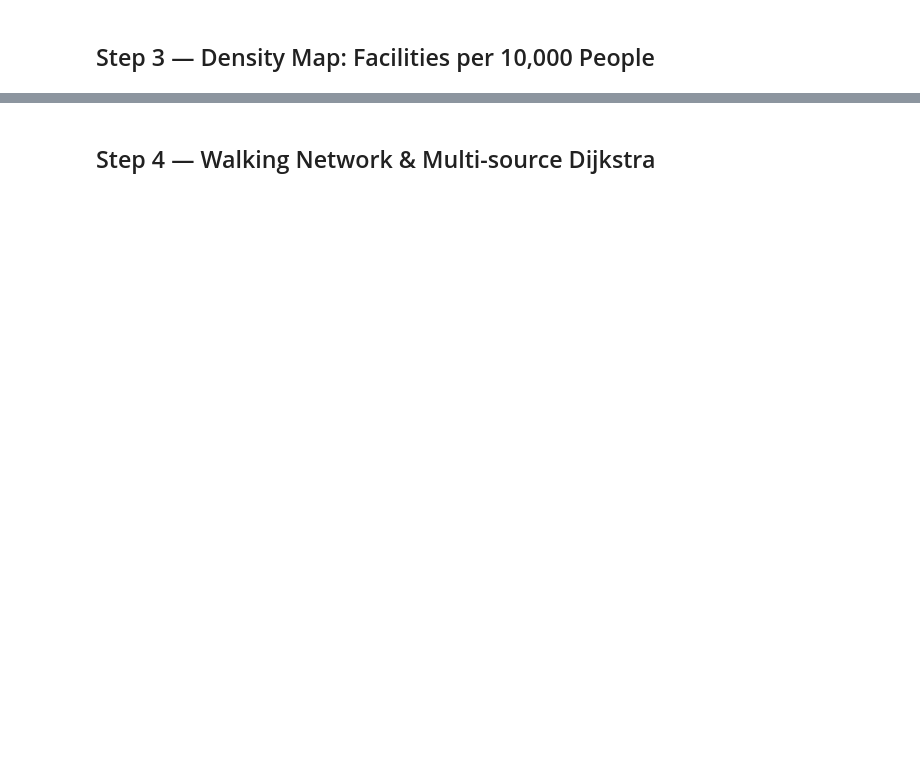
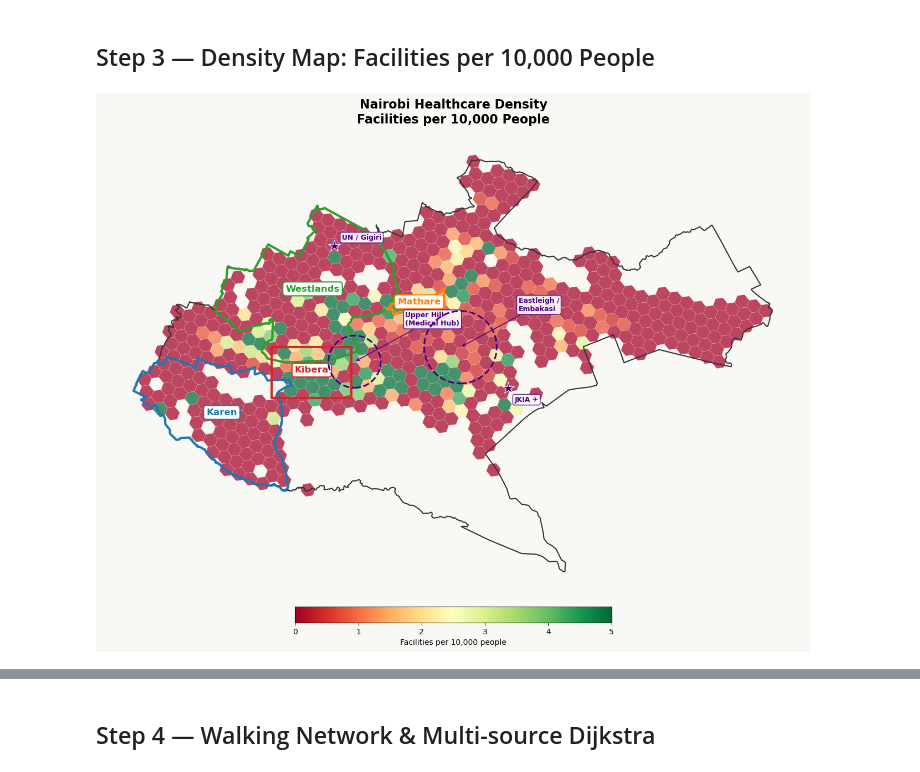
Before and after one commit to HDuo1129/GIS, a Jupyter notebook: notebooks/nairobi_healthcare.ipynb, the cells around one changed output, grey strips where cells are left out. Drawn from its saved outputs; the diff is of its cells as text; code cells hidden in the pictures; blank space fills up the shorter version.

```diff
--- a/notebooks/nairobi_healthcare.ipynb
+++ b/notebooks/nairobi_healthcare.ipynb
@@ -19,11 +19,12 @@ from rasterstats import zonal_stats
 from shapely.geometry import Polygon, Point
 from shapely.ops import unary_union
 import warnings
+from shapely.geometry import box
 warnings.filterwarnings('ignore')
 
 # Paths
-POI_PATH    = '../data/raw/gis_osm_pois_free_1.shp'
-POP_RASTER  = '../data/raw/ken_ppp_2020_UNadj.tif'
-WALK_GRAPH  = '../data/processed/nairobi_walk.graphml'  # saved after first download
+POI_PATH    = '../Data/raw/kenya-260510-free/gis_osm_pois_free_1.shp'
+POP_RASTER  = '../Data/raw/ken_pop_2020_CN_100m_R2025A_v1.tif'
+WALK_GRAPH  = '../Data/processed/nairobi_walk.graphml'
 
 print('Libraries loaded OK')
@@ -130,9 +197,9 @@ print(gdf_hex['facility_cnt'].describe())
 pop_stats = zonal_stats(gdf_hex, POP_RASTER, stats=['sum'], nodata=-99999)
 gdf_hex['population'] = [s['sum'] if s['sum'] else 0 for s in pop_stats]
 
-# Per-10k metric (only where population > 100 to avoid noise)
+# Per-10k metric (only where population > 500 to filter low-density noise)
 gdf_hex['per_10k'] = np.where(
-    gdf_hex['population'] > 100,
+    gdf_hex['population'] > 500,
     gdf_hex['facility_cnt'] / gdf_hex['population'] * 10_000,
     np.nan
 )
@@ -142,34 +230,72 @@ print('Per-10k stats:');     print(gdf_hex['per_10k'].describe())
 # %% [markdown]
 ## Step 3 — Density Map: Facilities per 10,000 People
 # %%
+from matplotlib.patches import Circle
+
 fig, ax = plt.subplots(figsize=(13, 13), facecolor='#f8f8f5')
 
 nairobi.to_crs('EPSG:4326').plot(ax=ax, color='#faf8f3', edgecolor='none')
 
 gdf_hex_plot = gdf_hex[gdf_hex['per_10k'].notna()].copy()
 gdf_hex_plot.plot(
     column='per_10k', cmap='RdYlGn',
     ax=ax, alpha=0.72, legend=True,
     legend_kwds={'label': 'Facilities per 10,000 people',
                  'shrink': 0.45, 'orientation': 'horizontal', 'pad': 0.02},
     edgecolor='white', linewidth=0.2,
-    scheme='quantiles', k=5
+    vmin=0, vmax=5
 )
 
 nairobi.to_crs('EPSG:4326').plot(ax=ax, color='none', edgecolor='#333', linewidth=1.5)
 
 for name, gdf in areas.items():
     gdf.to_crs('EPSG:4326').plot(ax=ax, color='none',
                                   edgecolor=area_colors[name], linewidth=3)
     c = gdf.to_crs('EPSG:4326').geometry.centroid.iloc[0]
     ax.annotate(name, xy=(c.x, c.y), fontsize=12, fontweight='bold',
                 color=area_colors[name], ha='center',
                 bbox=dict(boxstyle='round,pad=0.3', facecolor='white',
                           edgecolor=area_colors[name], linewidth=1.5))
 
+# --- Dashed circles for landmark districts ---
+landmark_circles = [
+    # (lon, lat, radius, label, label_lon, label_lat, ha)
+    (36.817, -1.300, 0.018, 'Upper Hill\n(Medical Hub)', 36.852, -1.275, 'left'),
+    (36.890, -1.290, 0.025, 'Eastleigh /\nEmbakasi',    36.930, -1.265, 'left'),
+]
+for lon, lat, r, label, llon, llat, ha in landmark_circles:
+    ax.add_patch(Circle((lon, lat), radius=r,
+                         edgecolor='#4b0082', facecolor='none',
+                         linewidth=2.2, linestyle='--', zorder=5))
+    ax.annotate(label, xy=(lon, lat), xytext=(llon, llat),
+                fontsize=9, fontweight='bold', color='#4b0082', ha=ha,
+                arrowprops=dict(arrowstyle='->', color='#4b0082', lw=1.1),
+                bbox=dict(boxstyle='round,pad=0.25', facecolor='white',
+                          edgecolor='#4b0082', linewidth=1, alpha=0.9))
+
+# --- Star markers for point landmarks ---
+point_landmarks = {
+    'UN / Gigiri': (36.803, -1.220),
+    'JKIA ✈':      (36.923, -1.318),
+}
+offsets = {
+    'UN / Gigiri': (10,  8),
+    'JKIA ✈':      (8, -18),
+}
+for label, (lon, lat) in point_landmarks.items():
+    ax.plot(lon, lat, marker='*', color='#4b0082', markersize=16,
+            markeredgecolor='white', markeredgewidth=0.8, zorder=5)
+    ax.annotate(label, xy=(lon, lat), xytext=offsets[label],
+                textcoords='offset points', fontsize=9, fontweight='bold',
+                color='#4b0082',
+                bbox=dict(boxstyle='round,pad=0.25', facecolor='white',
+                          edgecolor='#4b0082', linewidth=1, alpha=0.9))
+
 ax.set_title('Nairobi Healthcare Density\nFacilities per 10,000 People',
              fontsize=16, fontweight='bold', pad=14)
 ax.axis('off')
 plt.tight_layout()
 plt.savefig('../outputs/figures/02_density_per10k.png', dpi=200, bbox_inches='tight')
 plt.show()
+# %% [output]
+[figure, added]
```
Also changed, not shown: parts of 18 cells of this notebook, 8 other files.
